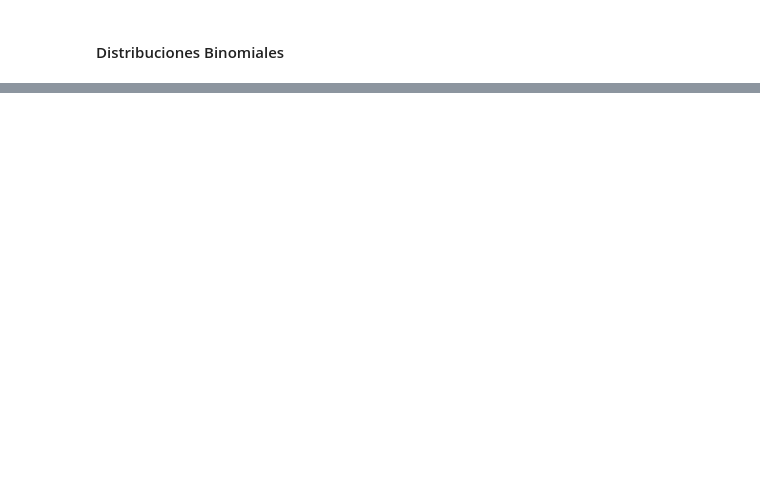
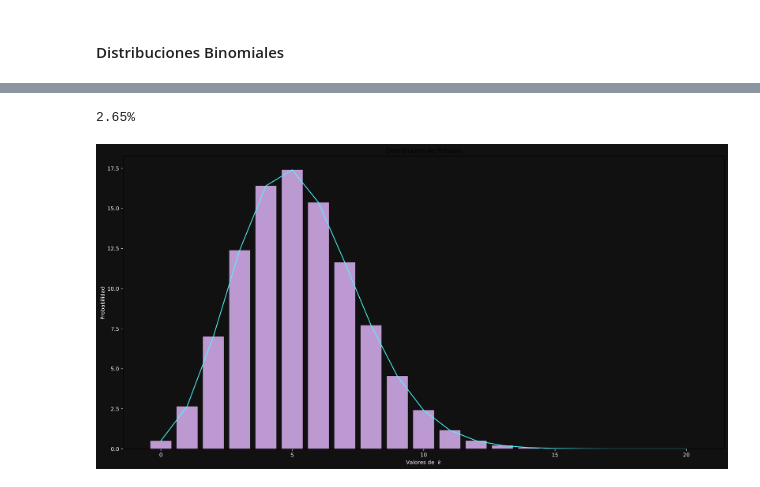
Before and after one commit to feriodismo/jup-notes, a Jupyter notebook: diplomado/bases/distribuciones.ipynb, the cells around one changed output, grey strips where cells are left out. Cells and saved outputs as stored; diff of their text form; code cells hidden in the pictures; blank space fills up the shorter version.

```diff
--- a/diplomado/bases/distribuciones.ipynb
+++ b/diplomado/bases/distribuciones.ipynb
@@ -49,0 +84,21 @@ la distribucion completa del problema a resolver es:
+# %%
+µ =5.3
+x = 1
+k = list(np.arange(0, 21))
+
+def poisson(µ, x):
+    return (m.exp(-µ)*(µ**x))/m.factorial(x)
+print('{}%'.format((round(poisson(µ, x)*100, 2))))
+
+
+def dist_poisson(µ, x):
+    data = []
+    for i in x:
+        data.append(round(100*(m.exp(-µ)*(µ**i))/m.factorial(i), 2))
+    return data
+prob = dist_poisson(µ, k)
+
+bar_dist(k, prob)
+# %% [output]
+2.65%
+[figure, added]
```
Also changed, not shown: parts of 5 cells of this notebook, 1 other file.
